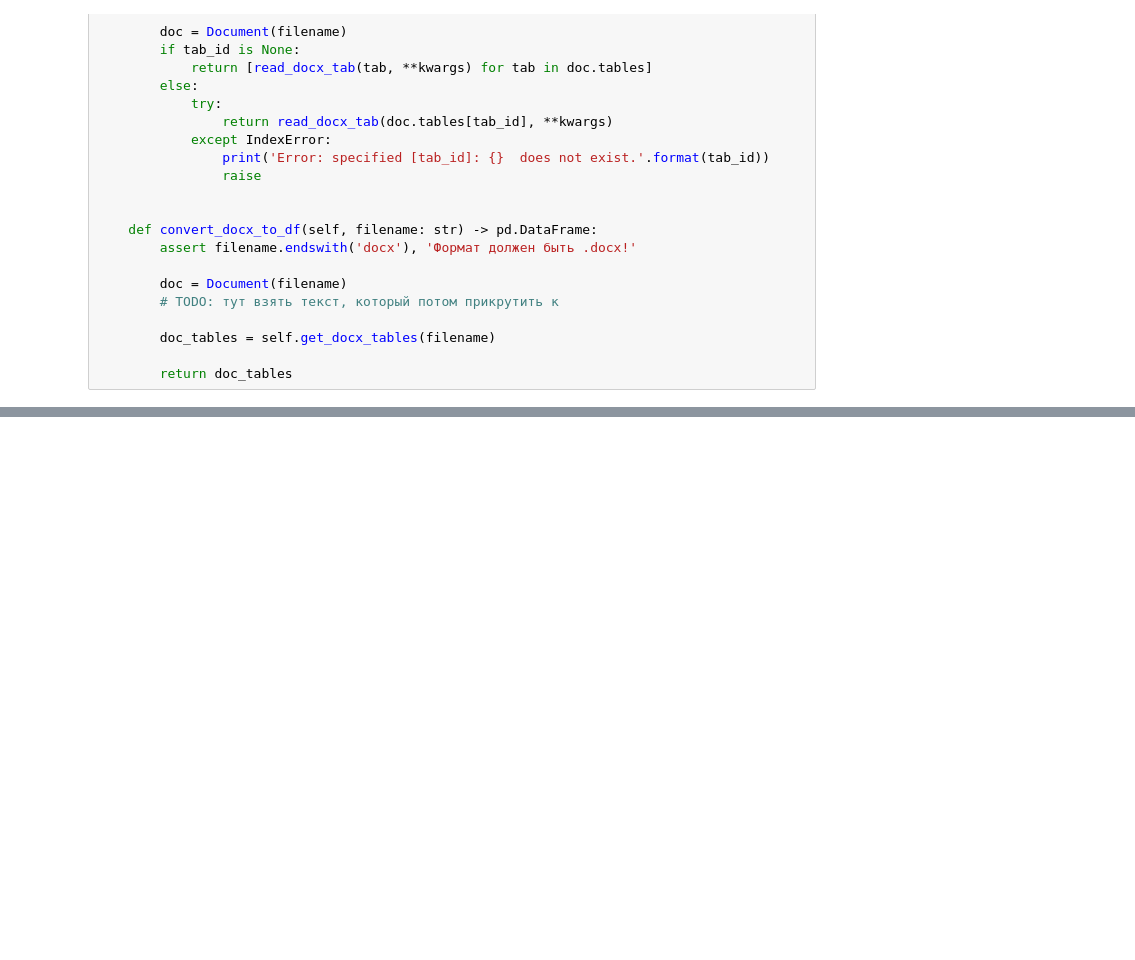
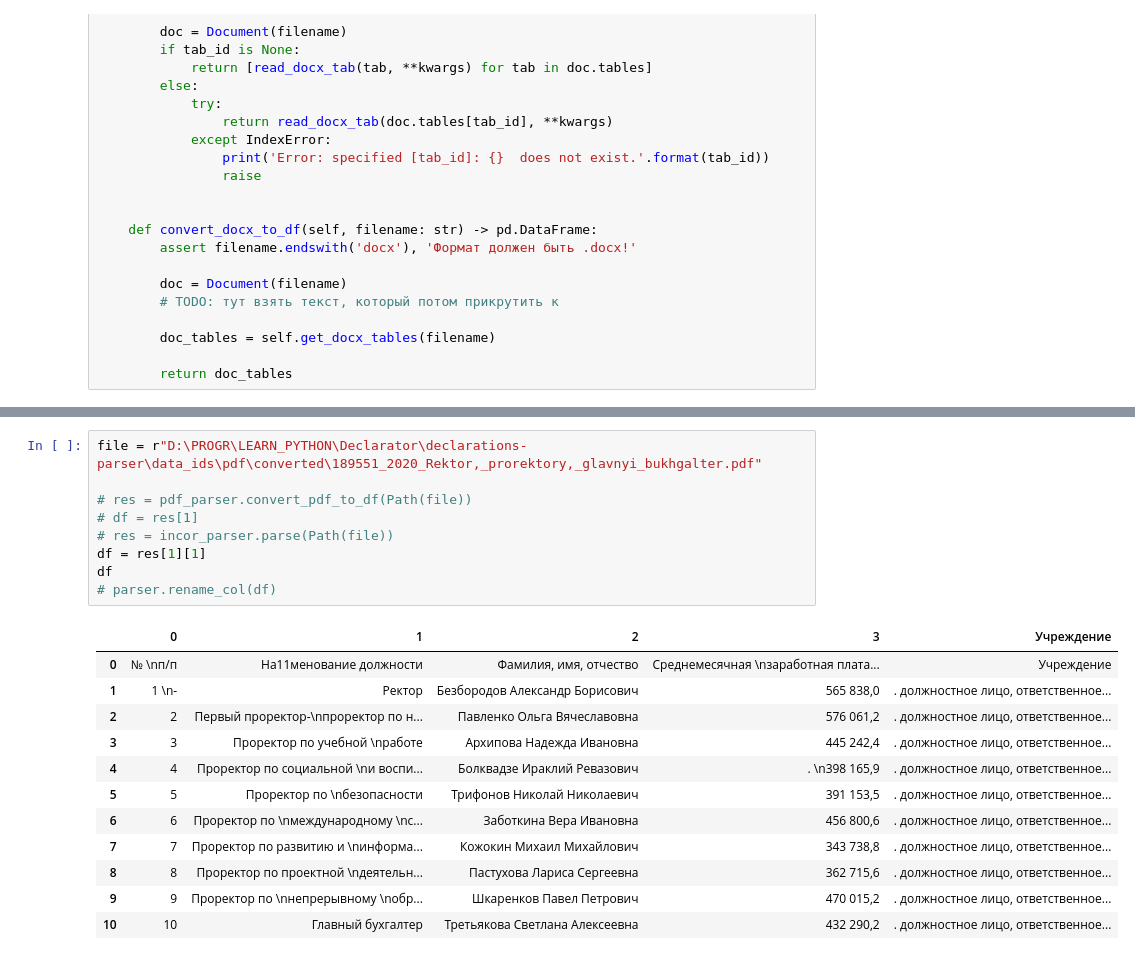
Before and after one commit to kbondar17/declarations-parser, a Jupyter notebook: parser/universal_parser.ipynb, the cells around one changed output, grey strips where cells are left out. Saved outputs shown, nothing was run; the diff lists cells and outputs as text; blank space fills up the shorter version.

```diff
--- a/parser/universal_parser.ipynb
+++ b/parser/universal_parser.ipynb
@@ -856,0 +791,22 @@ def get_headers(filename: str) -> list[str]: #filename:docx
+# %%
+file = r"D:\PROGR\LEARN_PYTHON\Declarator\declarations-parser\data_ids\pdf\converted\189551_2020_Rektor,_prorektory,_glavnyi_bukhgalter.pdf"
+
+# res = pdf_parser.convert_pdf_to_df(Path(file))
+# df = res[1]
+# res = incor_parser.parse(Path(file))
+df = res[1][1]
+df
+# parser.rename_col(df)
+# %% [output]
+|  | 0 | 1 | 2 | 3 | Учреждение |
+| 0 | № \nп/п | На11менование должности | Фамилия, имя, отчество | Среднемесячная \nзаработная плата... | Учреждение |
+| 1 | 1 \n- | Ректор | Безбородов Александр Борисович | 565 838,0 | . должностное лицо, ответственное... |
+| 2 | 2 | Первый проректор-\nпроректор по н... | Павленко Ольга Вячеславовна | 576 061,2 | . должностное лицо, ответственное... |
+| 3 | 3 | Проректор по учебной \nработе | Архипова Надежда Ивановна | 445 242,4 | . должностное лицо, ответственное... |
+| 4 | 4 | Проректор по социальной \nи воспи... | Болквадзе Ираклий Ревазович | . \n398 165,9 | . должностное лицо, ответственное... |
+| 5 | 5 | Проректор по \nбезопасности | Трифонов Николай Николаевич | 391 153,5 | . должностное лицо, ответственное... |
+| 6 | 6 | Проректор по \nмеждународному \nс... | Заботкина Вера Ивановна | 456 800,6 | . должностное лицо, ответственное... |
+| 7 | 7 | Проректор по развитию и \nинформа... | Кожокин Михаил Михайлович | 343 738,8 | . должностное лицо, ответственное... |
+| 8 | 8 | Проректор по проектной \nдеятельн... | Пастухова Лариса Сергеевна | 362 715,6 | . должностное лицо, ответственное... |
+| 9 | 9 | Проректор по \nнепрерывному \nобр... | Шкаренков Павел Петрович | 470 015,2 | . должностное лицо, ответственное... |
+| 10 | 10 | Главный бухгалтер | Третьякова Светлана Алексеевна | 432 290,2 | . должностное лицо, ответственное... |
```
Also changed, not shown: parts of 19 cells of this notebook, 5 other files.
